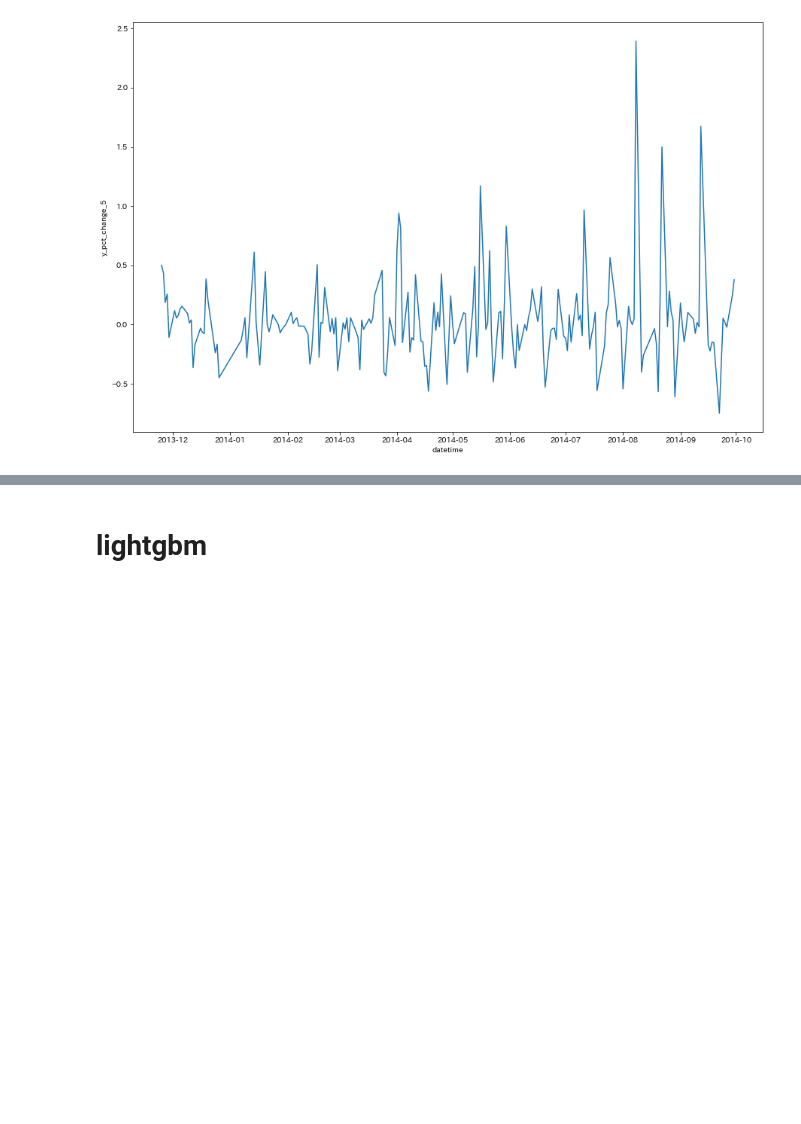
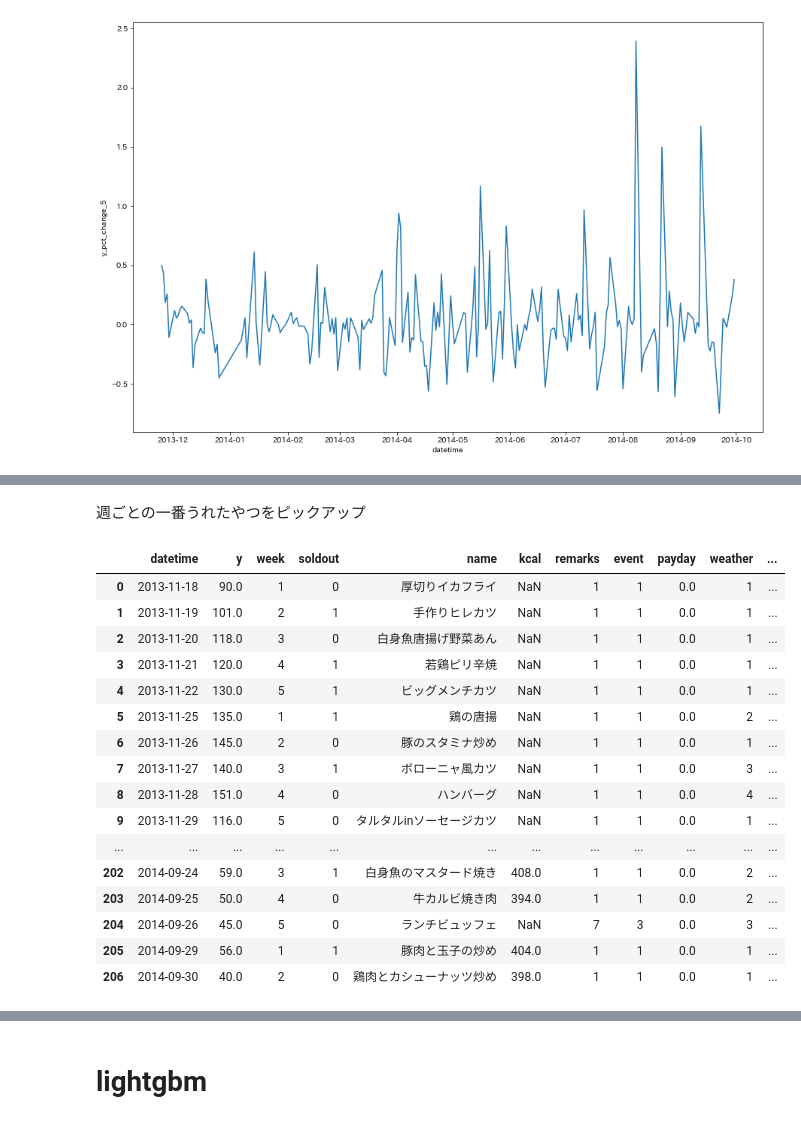
Before and after one commit to chanzone-khm/signate_practice_lunchbox, a Jupyter notebook: work/211005_initial.ipynb, the cells around one changed output, grey strips where cells are left out. Drawn from its saved outputs; the diff is of its cells as text; code cells hidden in the pictures; blank space fills up the shorter version.

```diff
--- a/work/211005_initial.ipynb
+++ b/work/211005_initial.ipynb
@@ -293,0 +339,22 @@ sns.lineplot(x = 'datetime', y = 'y_pct_change_5', data = df_train)
+# %% [markdown]
+週ごとの一番うれたやつをピックアップ
+# %%
+df_train
+# %% [output]
+|  | datetime | y | week | soldout | name | kcal | remarks | event | payday | weather | ... |
+| 0 | 2013-11-18 | 90.0 | 1 | 0 | 厚切りイカフライ | NaN | 1 | 1 | 0.0 | 1 | ... |
+| 1 | 2013-11-19 | 101.0 | 2 | 1 | 手作りヒレカツ | NaN | 1 | 1 | 0.0 | 1 | ... |
+| 2 | 2013-11-20 | 118.0 | 3 | 0 | 白身魚唐揚げ野菜あん | NaN | 1 | 1 | 0.0 | 1 | ... |
+| 3 | 2013-11-21 | 120.0 | 4 | 1 | 若鶏ピリ辛焼 | NaN | 1 | 1 | 0.0 | 1 | ... |
+| 4 | 2013-11-22 | 130.0 | 5 | 1 | ビッグメンチカツ | NaN | 1 | 1 | 0.0 | 1 | ... |
+| 5 | 2013-11-25 | 135.0 | 1 | 1 | 鶏の唐揚 | NaN | 1 | 1 | 0.0 | 2 | ... |
+| 6 | 2013-11-26 | 145.0 | 2 | 0 | 豚のスタミナ炒め | NaN | 1 | 1 | 0.0 | 1 | ... |
+| 7 | 2013-11-27 | 140.0 | 3 | 1 | ボローニャ風カツ | NaN | 1 | 1 | 0.0 | 3 | ... |
+| 8 | 2013-11-28 | 151.0 | 4 | 0 | ハンバーグ | NaN | 1 | 1 | 0.0 | 4 | ... |
+| 9 | 2013-11-29 | 116.0 | 5 | 0 | タルタルinソーセージカツ | NaN | 1 | 1 | 0.0 | 1 | ... |
+| ... | ... | ... | ... | ... | ... | ... | ... | ... | ... | ... | ... |
+| 202 | 2014-09-24 | 59.0 | 3 | 1 | 白身魚のマスタード焼き | 408.0 | 1 | 1 | 0.0 | 2 | ... |
+| 203 | 2014-09-25 | 50.0 | 4 | 0 | 牛カルビ焼き肉 | 394.0 | 1 | 1 | 0.0 | 2 | ... |
+| 204 | 2014-09-26 | 45.0 | 5 | 0 | ランチビュッフェ | NaN | 7 | 3 | 0.0 | 3 | ... |
+| 205 | 2014-09-29 | 56.0 | 1 | 1 | 豚肉と玉子の炒め | 404.0 | 1 | 1 | 0.0 | 1 | ... |
+| 206 | 2014-09-30 | 40.0 | 2 | 0 | 鶏肉とカシューナッツ炒め | 398.0 | 1 | 1 | 0.0 | 1 | ... |
```
Also changed, not shown: parts of 20 cells of this notebook, 3 other files.
